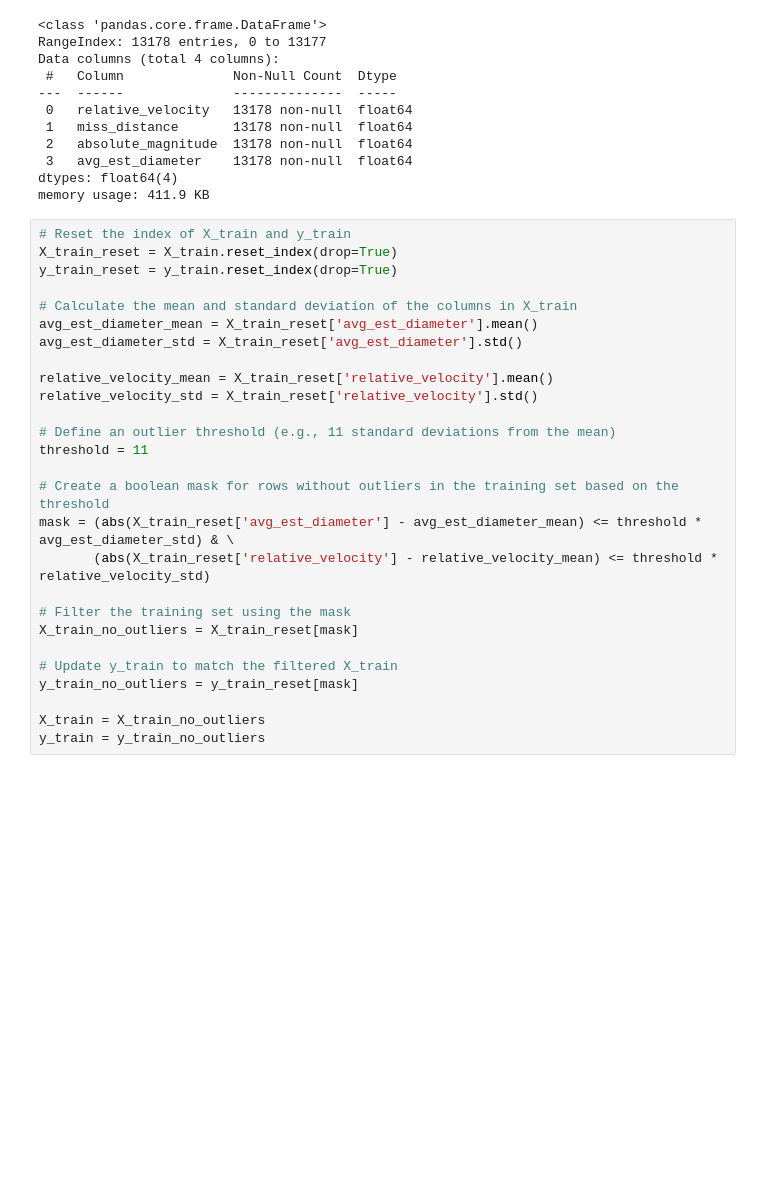
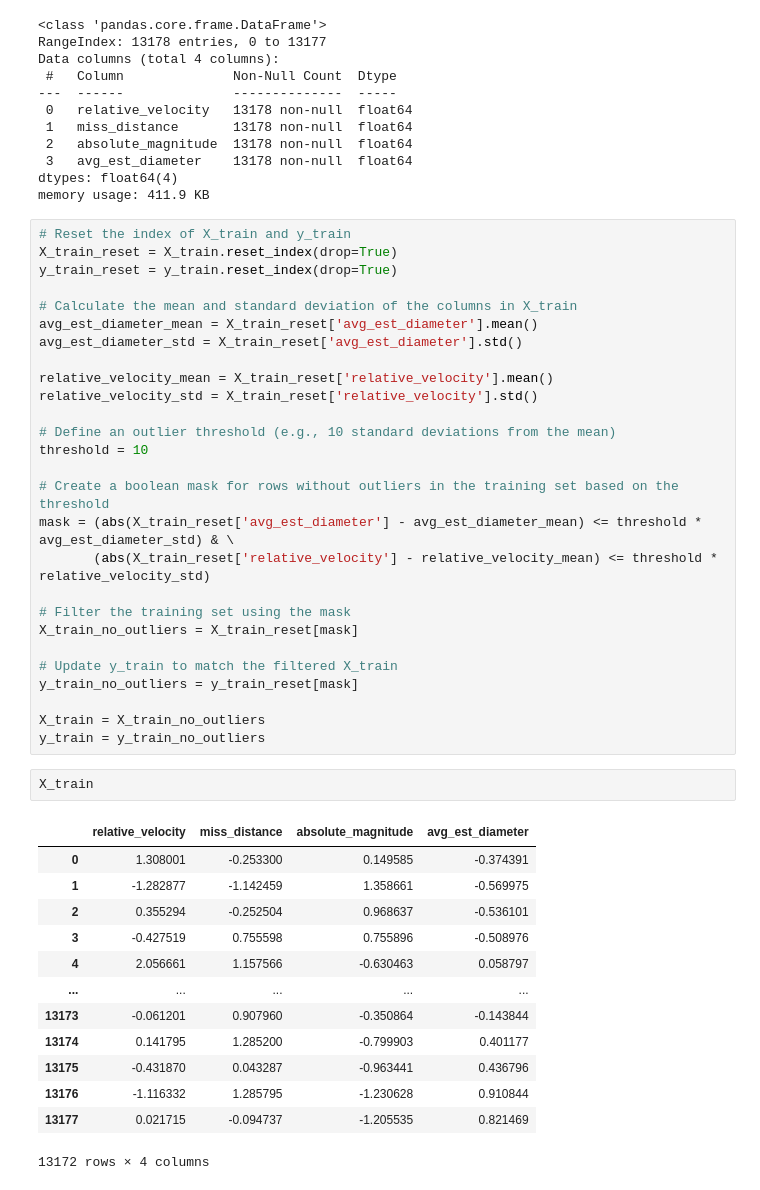
Before and after one commit to acse-ra922/evaluation-of-ensemble-methods-for-binary-classification, a Jupyter notebook: data_processing_pipeline/Data_Processing.ipynb, the cells around one changed output. Cells and saved outputs as stored; diff of their text form; blank space fills up the shorter version.

```diff
--- a/data_processing_pipeline/Data_Processing.ipynb
+++ b/data_processing_pipeline/Data_Processing.ipynb
@@ -249,8 +301,8 @@ avg_est_diameter_std = X_train_reset['avg_est_diameter'].std()
 relative_velocity_mean = X_train_reset['relative_velocity'].mean()
 relative_velocity_std = X_train_reset['relative_velocity'].std()
 
-# Define an outlier threshold (e.g., 11 standard deviations from the mean)
-threshold = 11
+# Define an outlier threshold (e.g., 10 standard deviations from the mean)
+threshold = 10
 
 # Create a boolean mask for rows without outliers in the training set based on the threshold
 mask = (abs(X_train_reset['avg_est_diameter'] - avg_est_diameter_mean) <= threshold * avg_est_diameter_std) & \
@@ -264,6 +316,22 @@ y_train_no_outliers = y_train_reset[mask]
 
 X_train = X_train_no_outliers
 y_train = y_train_no_outliers
+# %%
+X_train
+# %% [output]
+|  | relative_velocity | miss_distance | absolute_magnitude | avg_est_diameter |
+| 0 | 1.308001 | -0.253300 | 0.149585 | -0.374391 |
+| 1 | -1.282877 | -1.142459 | 1.358661 | -0.569975 |
+| 2 | 0.355294 | -0.252504 | 0.968637 | -0.536101 |
+| 3 | -0.427519 | 0.755598 | 0.755896 | -0.508976 |
+| 4 | 2.056661 | 1.157566 | -0.630463 | 0.058797 |
+| ... | ... | ... | ... | ... |
+| 13173 | -0.061201 | 0.907960 | -0.350864 | -0.143844 |
+| 13174 | 0.141795 | 1.285200 | -0.799903 | 0.401177 |
+| 13175 | -0.431870 | 0.043287 | -0.963441 | 0.436796 |
+| 13176 | -1.116332 | 1.285795 | -1.230628 | 0.910844 |
+| 13177 | 0.021715 | -0.094737 | -1.205535 | 0.821469 |
+13172 rows × 4 columns
 # %%
 X_train.info()
 # %% [output]
```
Also changed, not shown: parts of 22 cells of this notebook.
